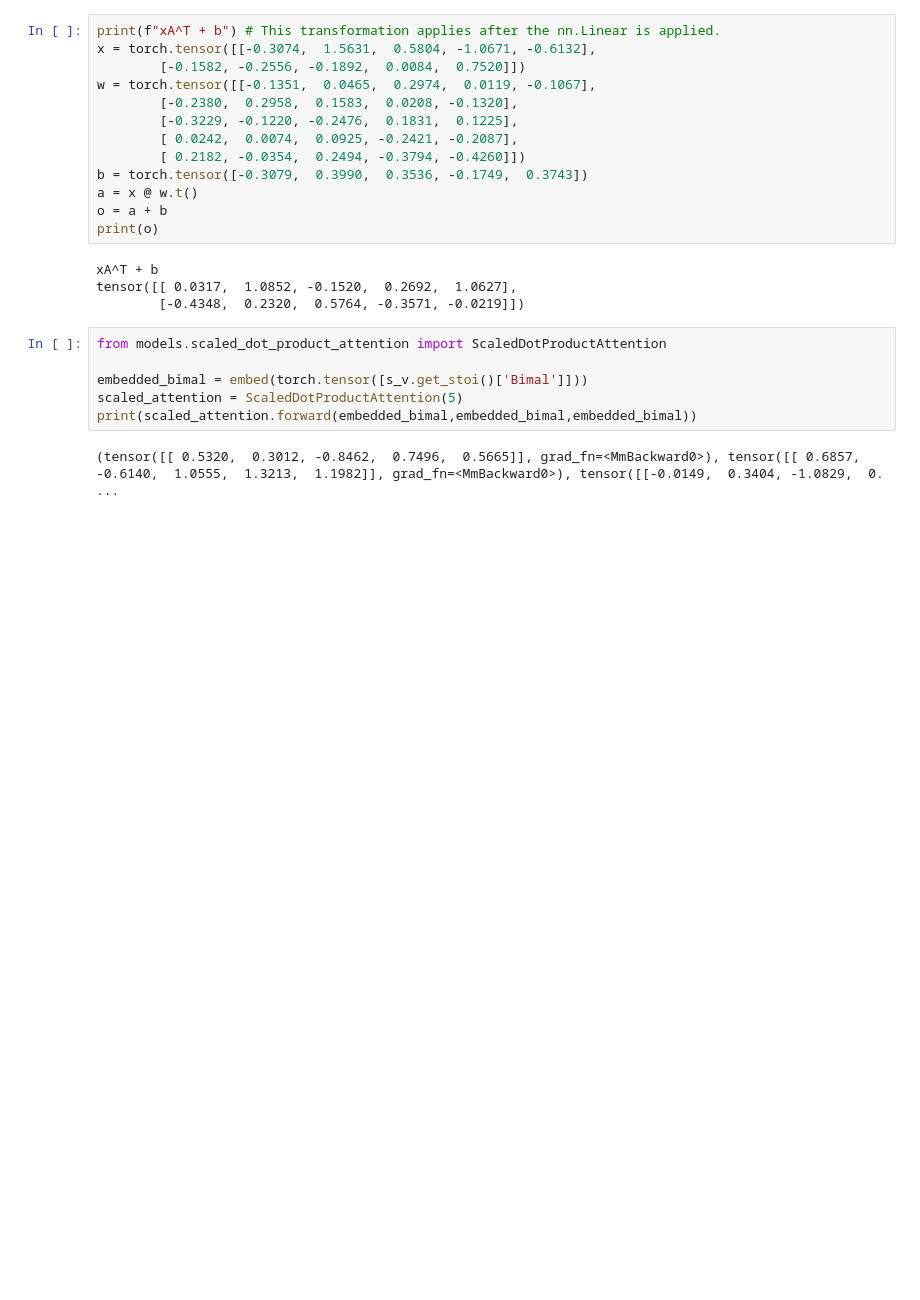
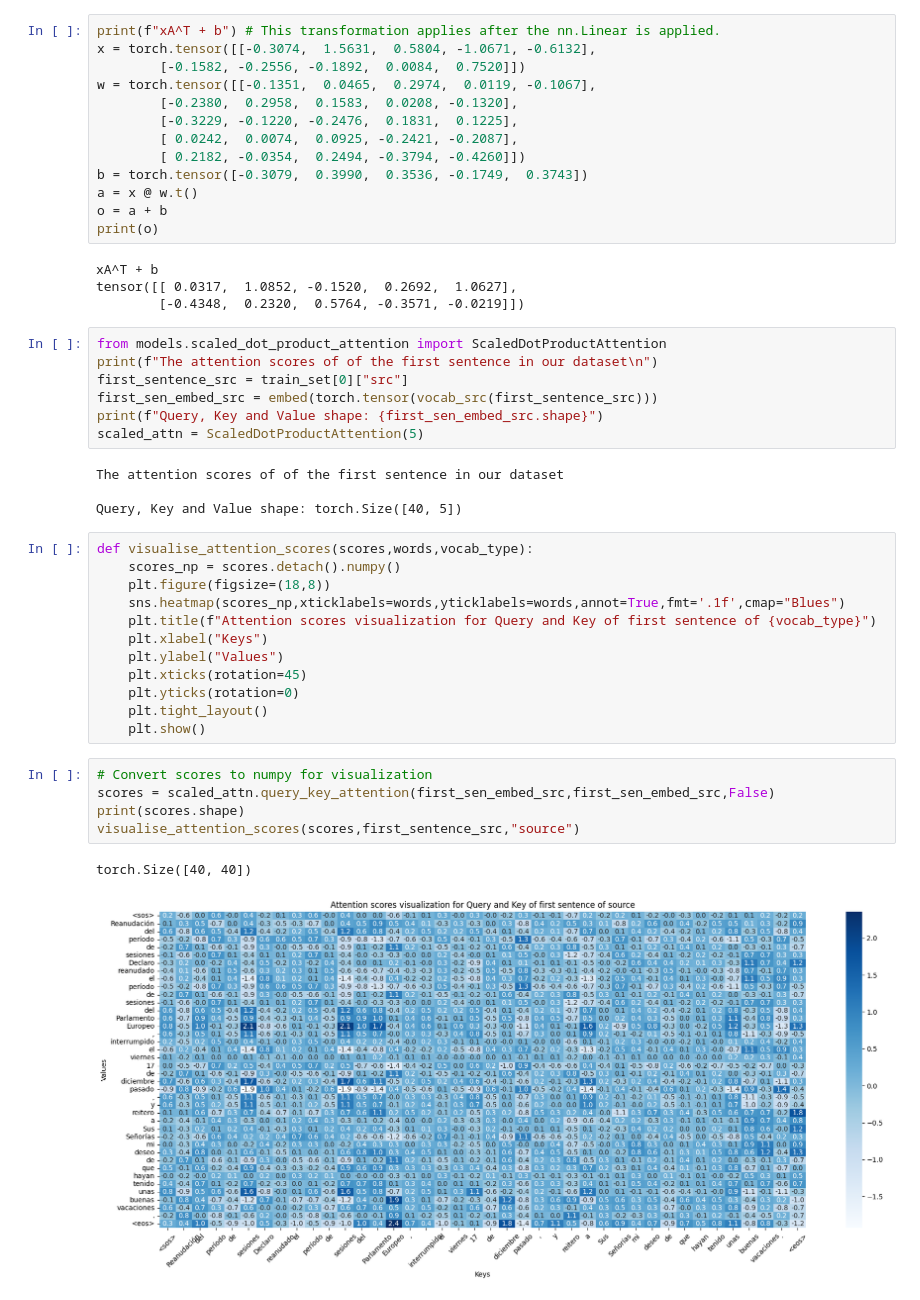
Before and after one commit to bimalmagar10/deep-learning, a Jupyter notebook: transformers/trnsfmr_from_scratch/main.ipynb, the cells around one changed output. Saved outputs shown, nothing was run; the diff lists cells and outputs as text; blank space fills up the shorter version.

Commit message:
feat: implement scaled dot product attention with some visualizations

```diff
--- a/transformers/trnsfmr_from_scratch/main.ipynb
+++ b/transformers/trnsfmr_from_scratch/main.ipynb
@@ -101,9 +117,32 @@ tensor([[ 0.0317,  1.0852, -0.1520,  0.2692,  1.0627],
         [-0.4348,  0.2320,  0.5764, -0.3571, -0.0219]])
 # %%
 from models.scaled_dot_product_attention import ScaledDotProductAttention
-
-embedded_bimal = embed(torch.tensor([s_v.get_stoi()['Bimal']]))
-scaled_attention = ScaledDotProductAttention(5)
-print(scaled_attention.forward(embedded_bimal,embedded_bimal,embedded_bimal))
+print(f"The attention scores of of the first sentence in our dataset\n")
+first_sentence_src = train_set[0]["src"]
+first_sen_embed_src = embed(torch.tensor(vocab_src(first_sentence_src)))
+print(f"Query, Key and Value shape: {first_sen_embed_src.shape}")
+scaled_attn = ScaledDotProductAttention(5)
 # %% [output]
-(tensor([[ 0.5320,  0.3012, -0.8462,  0.7496,  0.5665]], grad_fn=<MmBackward0>), tensor([[ 0.6857, -0.6140,  1.0555,  1.3213,  1.1982]], grad_fn=<MmBackward0>), tensor([[-0.0149,  0.3404, -1.0829,  0. ...
+The attention scores of of the first sentence in our dataset
+
+Query, Key and Value shape: torch.Size([40, 5])
+# %%
+def visualise_attention_scores(scores,words,vocab_type):
+    scores_np = scores.detach().numpy()
+    plt.figure(figsize=(18,8))
+    sns.heatmap(scores_np,xticklabels=words,yticklabels=words,annot=True,fmt='.1f',cmap="Blues")
+    plt.title(f"Attention scores visualization for Query and Key of first sentence of {vocab_type}")
+    plt.xlabel("Keys")
+    plt.ylabel("Values")
+    plt.xticks(rotation=45)
+    plt.yticks(rotation=0)
+    plt.tight_layout()
+    plt.show()
+# %%
+# Convert scores to numpy for visualization
+scores = scaled_attn.query_key_attention(first_sen_embed_src,first_sen_embed_src,False)
+print(scores.shape)
+visualise_attention_scores(scores,first_sentence_src,"source")
+# %% [output]
+torch.Size([40, 40])
+[figure, added]
```
Also changed, not shown: parts of 5 cells of this notebook, 3 other files.
